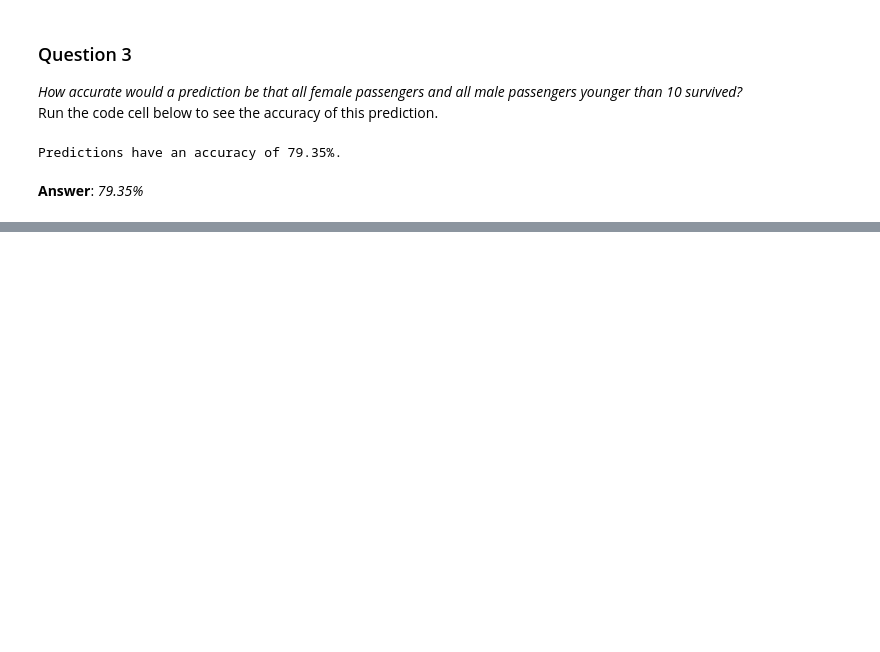
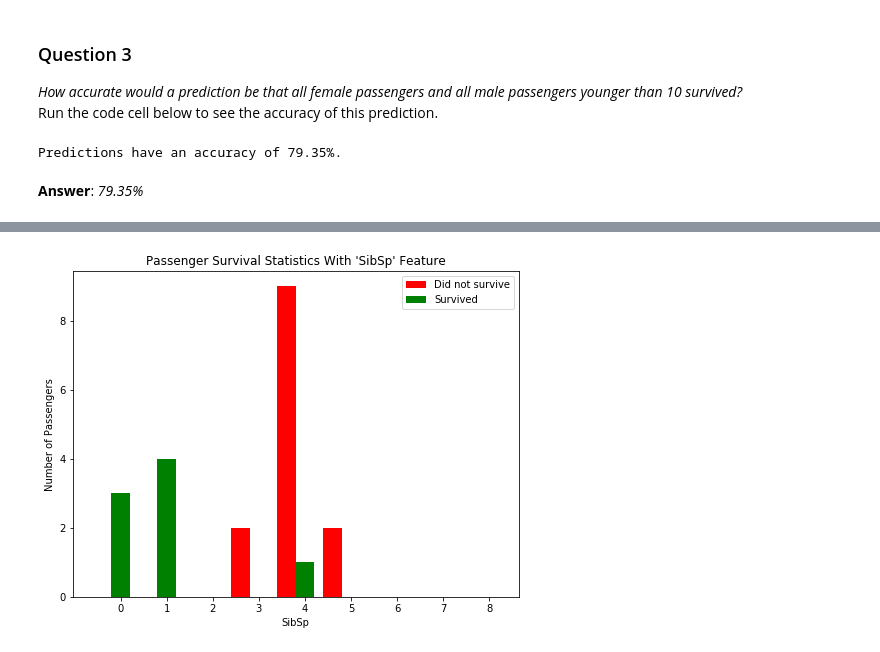
Before and after one commit to girish-sukhwani/Titanic-Survival-Exploration, a Jupyter notebook: titanic_exploration_PySpark.ipynb, the cells around one changed output, grey strips where cells are left out. Drawn from its saved outputs; the diff is of its cells as text; code cells hidden in the pictures; blank space fills up the shorter version.

```diff
--- a/titanic_exploration_PySpark.ipynb
+++ b/titanic_exploration_PySpark.ipynb
@@ -187,0 +205,4 @@ spark_context.stop()
+# %%
+vs.survival_stats(temp_data, temp_outcomes, 'SibSp', ['Sex == "male"', 'Pclass == 3', 'Age < 10'])
+# %% [output]
+[figure, added]
```
Also changed, not shown: parts of 13 cells of this notebook, 1 other file.
